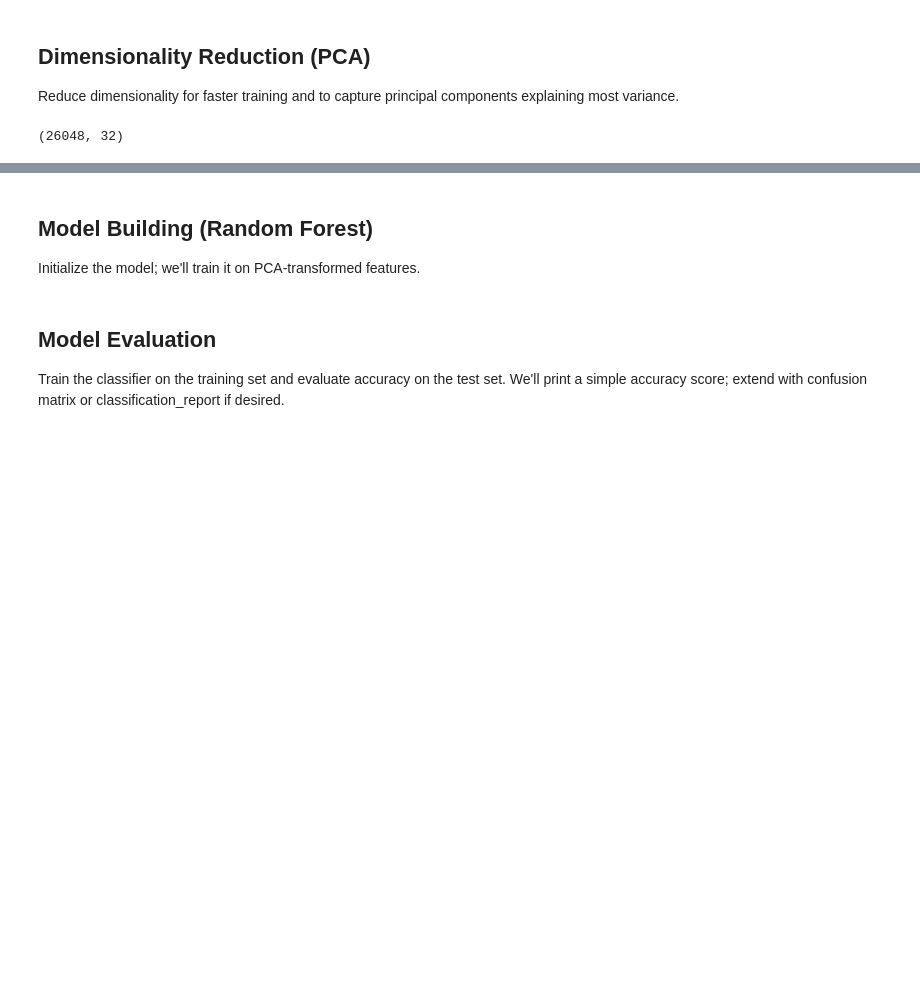
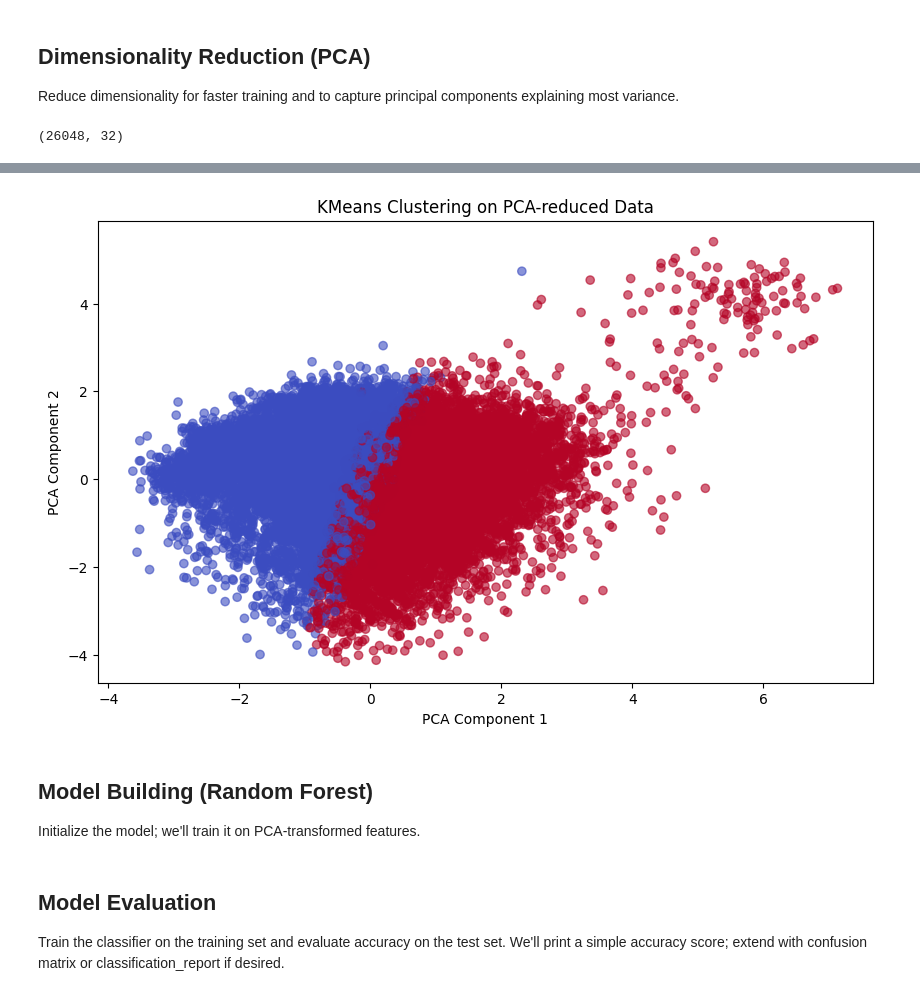
Before and after one commit to mohamed-geweida/adult-census-income-ml, a Jupyter notebook: adult_census_income.ipynb, the cells around one changed output, grey strips where cells are left out. Cells and saved outputs as stored; diff of their text form; code cells hidden in the pictures; blank space fills up the shorter version.

Commit message:
feat(clustering): add K-Means clustering step

```diff
--- a/adult_census_income.ipynb
+++ b/adult_census_income.ipynb
@@ -177,3 +182,15 @@ X_train_pca.shape
+# %%
+kmeans = KMeans(n_clusters=2, random_state=42)
+clusters = kmeans.fit_predict(X_train_pca)
+
+plt.figure(figsize=(10, 6))
+plt.scatter(X_train_pca[:, 0], X_train_pca[:, 1], c=clusters, cmap='coolwarm', alpha=0.6)
+plt.title('KMeans Clustering on PCA-reduced Data')
+plt.xlabel('PCA Component 1')
+plt.ylabel('PCA Component 2')
+plt.show()
+# %% [output]
+[figure, added]
 # %% [markdown]
 ## Model Building (Random Forest)
 
```
Also changed, not shown: parts of 3 cells of this notebook.
